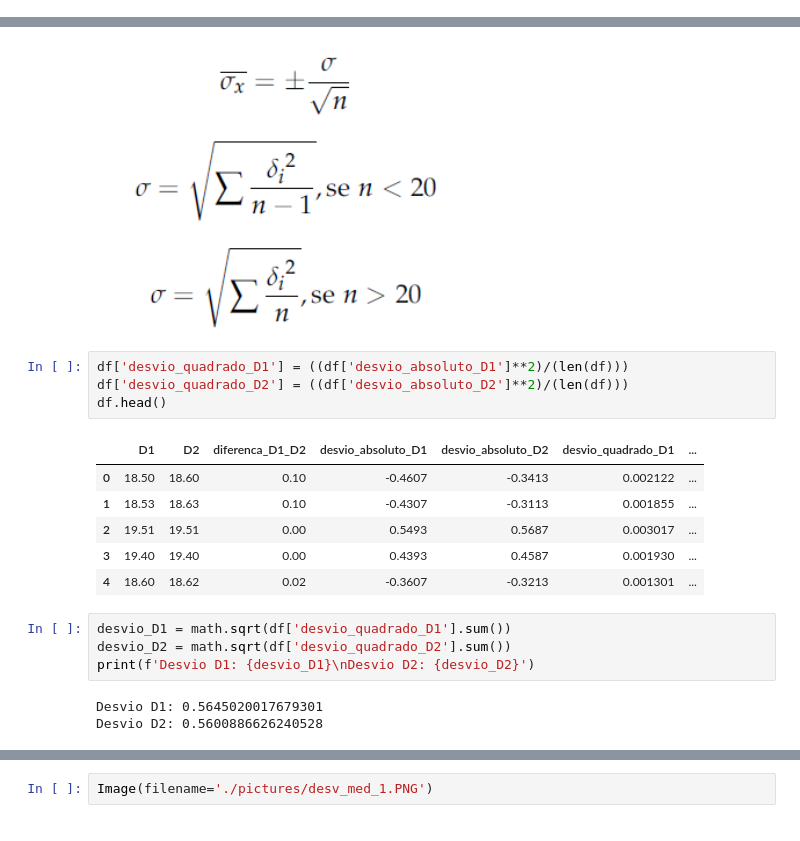
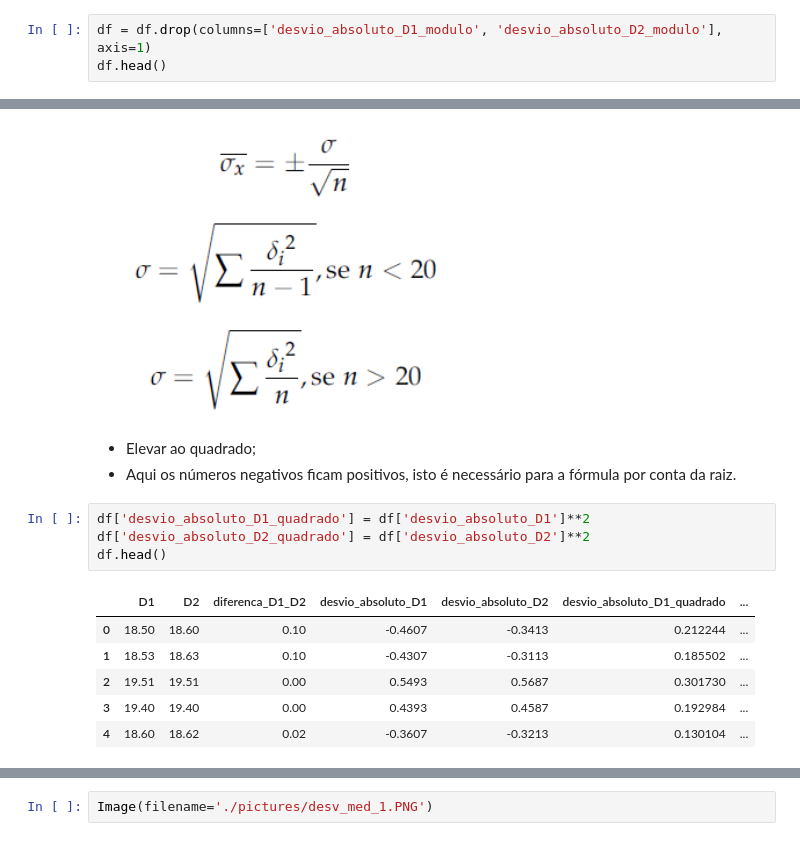
Before and after one commit to gfrigo/Experimento-Bolinha-Gude, a Jupyter notebook: extract_excel_save_csv.ipynb, the cells around one changed output, grey strips where cells are left out. Saved outputs shown, nothing was run; the diff lists cells and outputs as text.

```diff
--- a/extract_excel_save_csv.ipynb
+++ b/extract_excel_save_csv.ipynb
@@ -108,0 +134,3 @@ Primeira medida: 18.941300000000005 +- -5.222489107836736e-15
+# %%
+df = df.drop(columns=['desvio_absoluto_D1_modulo', 'desvio_absoluto_D2_modulo'], axis=1)
+df.head()
@@ -118,21 +153,17 @@ Image(filename='./pictures/desvio_medio.PNG')
 Image(filename='./pictures/desvio.PNG')
 # %% [output]
 [figure]
-# %%
-df['desvio_quadrado_D1'] = ((df['desvio_absoluto_D1']**2)/(len(df)))
-df['desvio_quadrado_D2'] = ((df['desvio_absoluto_D2']**2)/(len(df)))
-df.head()
-# %% [output]
-|  | D1 | D2 | diferenca_D1_D2 | desvio_absoluto_D1 | desvio_absoluto_D2 | desvio_quadrado_D1 | ... |
-| 0 | 18.50 | 18.60 | 0.10 | -0.4607 | -0.3413 | 0.002122 | ... |
-| 1 | 18.53 | 18.63 | 0.10 | -0.4307 | -0.3113 | 0.001855 | ... |
-| 2 | 19.51 | 19.51 | 0.00 | 0.5493 | 0.5687 | 0.003017 | ... |
-| 3 | 19.40 | 19.40 | 0.00 | 0.4393 | 0.4587 | 0.001930 | ... |
-| 4 | 18.60 | 18.62 | 0.02 | -0.3607 | -0.3213 | 0.001301 | ... |
-# %%
-desvio_D1 = math.sqrt(df['desvio_quadrado_D1'].sum())
-desvio_D2 = math.sqrt(df['desvio_quadrado_D2'].sum())
-print(f'Desvio D1: {desvio_D1}\nDesvio D2: {desvio_D2}')
-# %% [output]
-Desvio D1: 0.5645020017679301
-Desvio D2: 0.5600886626240528
+# %% [markdown]
+* Elevar ao quadrado;
+* Aqui os números negativos ficam positivos, isto é necessário para a fórmula por conta da raiz.
+# %%
+df['desvio_absoluto_D1_quadrado'] = df['desvio_absoluto_D1']**2
+df['desvio_absoluto_D2_quadrado'] = df['desvio_absoluto_D2']**2
+df.head()
+# %% [output]
+|  | D1 | D2 | diferenca_D1_D2 | desvio_absoluto_D1 | desvio_absoluto_D2 | desvio_absoluto_D1_quadrado | ... |
+| 0 | 18.50 | 18.60 | 0.10 | -0.4607 | -0.3413 | 0.212244 | ... |
+| 1 | 18.53 | 18.63 | 0.10 | -0.4307 | -0.3113 | 0.185502 | ... |
+| 2 | 19.51 | 19.51 | 0.00 | 0.5493 | 0.5687 | 0.301730 | ... |
+| 3 | 19.40 | 19.40 | 0.00 | 0.4393 | 0.4587 | 0.192984 | ... |
+| 4 | 18.60 | 18.62 | 0.02 | -0.3607 | -0.3213 | 0.130104 | ... |
```
Also changed, not shown: parts of 51 cells of this notebook, 2 other files.
